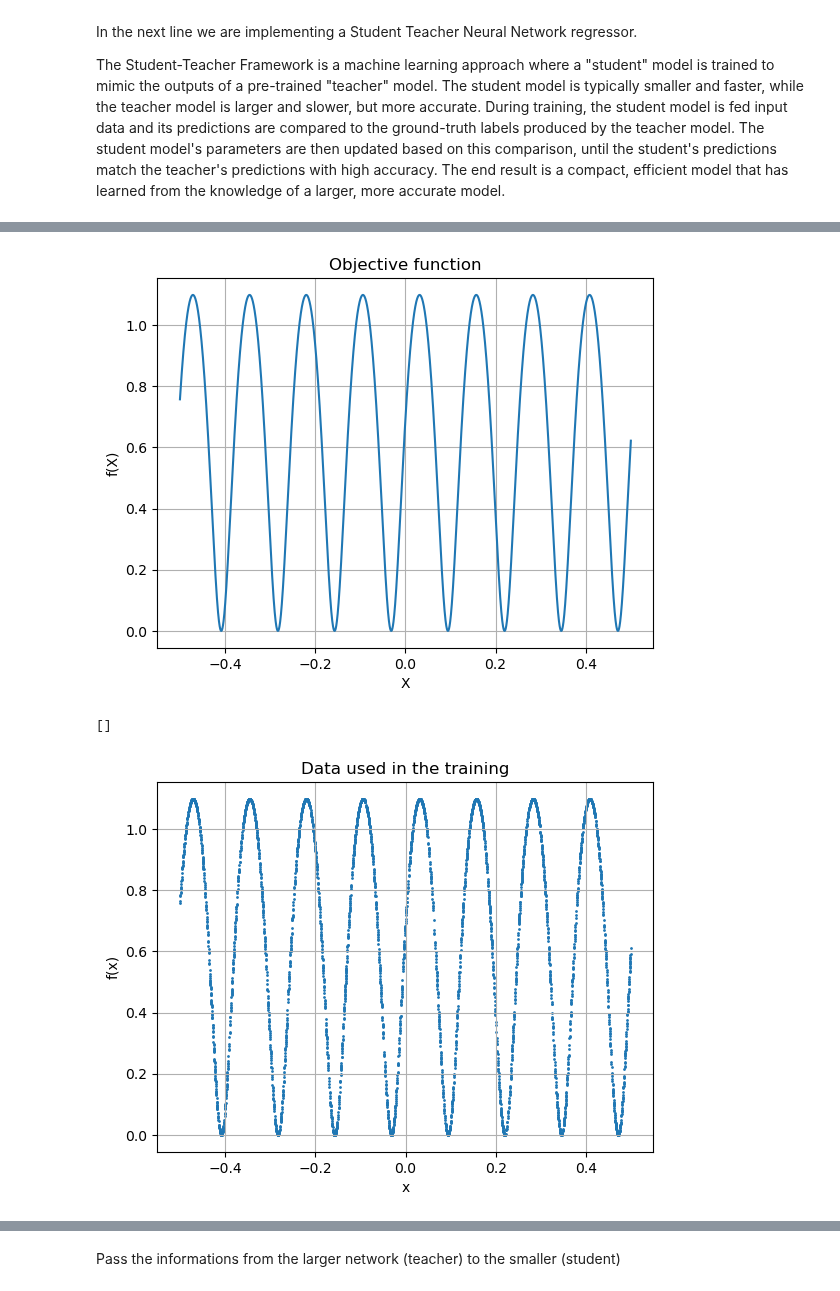
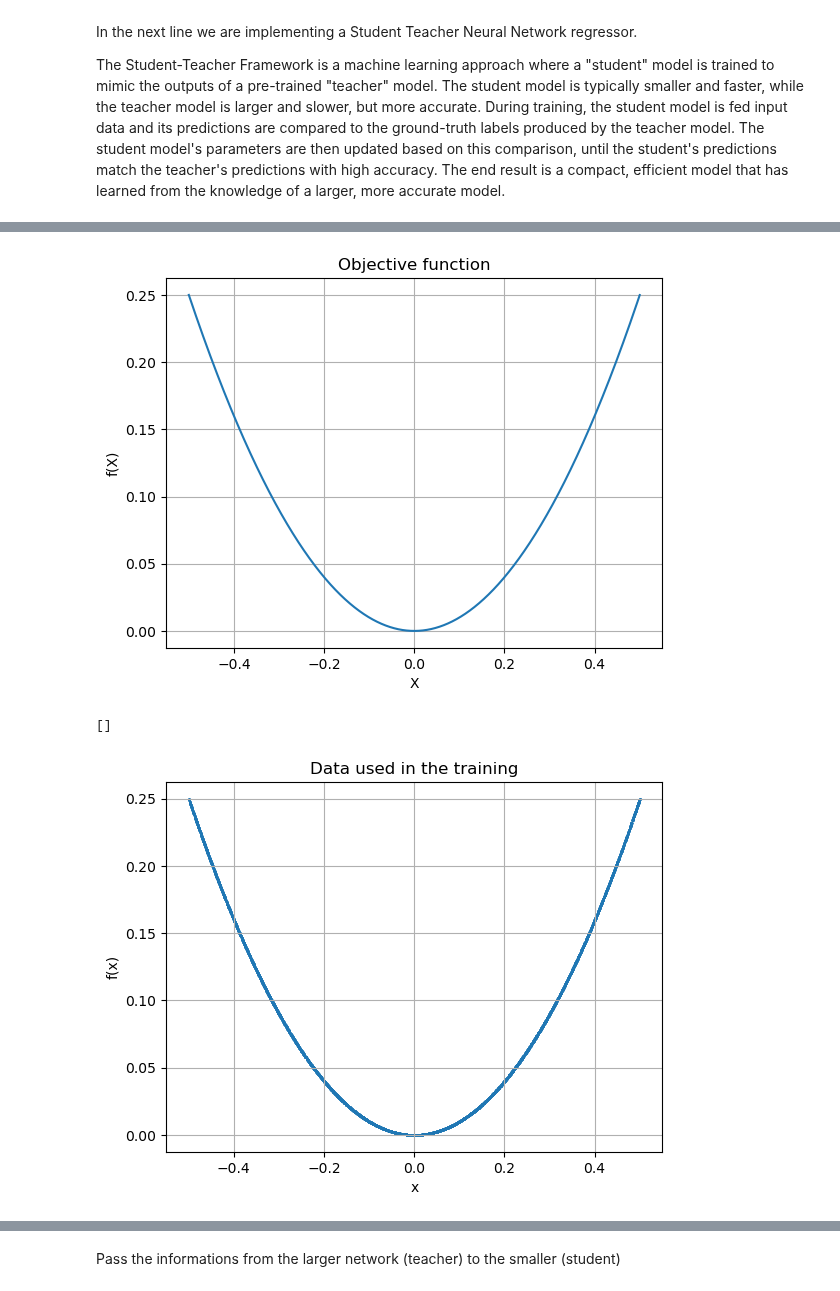
Before and after one commit to IZerab/Math_proj, a Jupyter notebook: New_script.ipynb, the cells around one changed output, grey strips where cells are left out. Cells and saved outputs as stored; diff of their text form; code cells hidden in the pictures.

```diff
--- a/New_script.ipynb
+++ b/New_script.ipynb
@@ -32,15 +41,15 @@ from Functions import plot_result, MLPRegressor, create_dataset, StudentTeacher,
 # %%
 # define x
 epsilon = 0.0001
 x = np.arange(-0.5, 0.5, epsilon)
 x_init = x
-function = lambda x : np.log(np.sin(50 * x) + 2) + np.sin(5*x)
+function = lambda x : x*x
 fx = [function(e) for e in x]
 plot_result(x_init, fx, "X", "f(X)", "Objective function")
 
 x_train, x_test, y_train, y_test = create_dataset(x, fx)
 # %% [output]
-[figure, old version]
+[figure, new version]
 # %%
 plt.scatter(x_train, y_train, 1)
 plt.title("Data used in the training")
@@ -50,4 +59,4 @@ plt.grid()
 plt.plot()
 # %% [output]
 []
-[figure, old version]
+[figure, new version]
```
Also changed, not shown: parts of 32 cells of this notebook.
